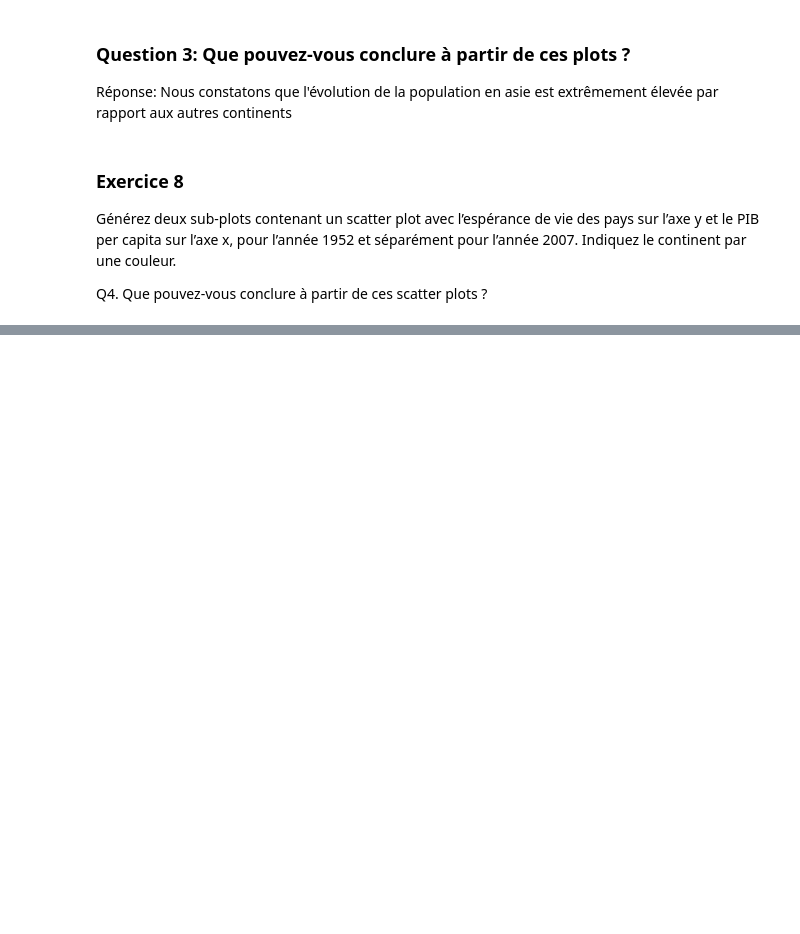
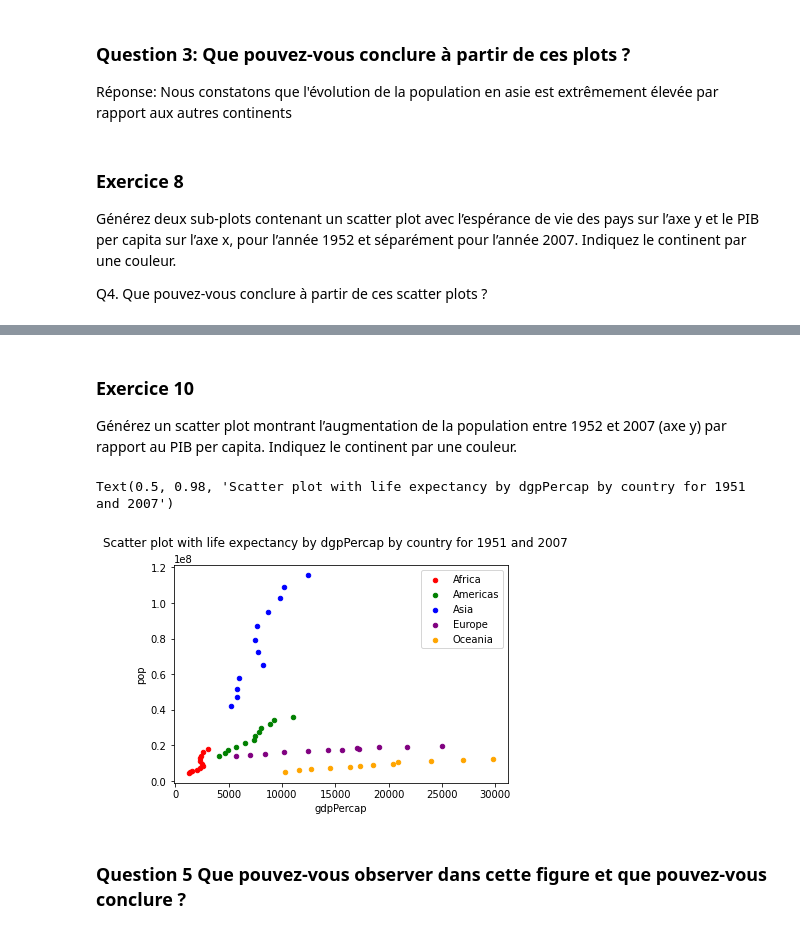
Before and after one commit to DrC0okie/Roy_VanHove_ISD_TP3, a Jupyter notebook: gapminder.ipynb, the cells around one changed output, grey strips where cells are left out. Cells and saved outputs as stored; diff of their text form; code cells hidden in the pictures; blank space fills up the shorter version.

```diff
--- a/gapminder.ipynb
+++ b/gapminder.ipynb
@@ -226,0 +273,21 @@ Réponse:
+# %% [markdown]
+### Exercice 10
+
+Générez un scatter plot montrant l’augmentation de la population entre 1952 et 2007 (axe y) par rapport au PIB per capita. Indiquez le continent par une couleur.
+# %%
+fig, ax = plt.subplots(1, 1)
+colors = ['red', 'green', 'blue', 'purple','orange']
+
+data = gm.loc[:, ['continent','pop', 'gdpPercap','year']]
+for c, (continent, df_continent) in enumerate(data.groupby('continent')):
+    df_continent.groupby('year').mean().plot.scatter(ax=ax, x="gdpPercap", y="pop", c=colors[c], label=continent)
+
+
+fig.suptitle('Scatter plot with life expectancy by dgpPercap by country for 1951 and 2007')
+# %% [output]
+Text(0.5, 0.98, 'Scatter plot with life expectancy by dgpPercap by country for 1951 and 2007')
+[figure, added]
+# %% [markdown]
+
+
+### Question 5 Que pouvez-vous observer dans cette figure et que pouvez-vous conclure ?
```
Also changed, not shown: parts of 5 cells of this notebook.
